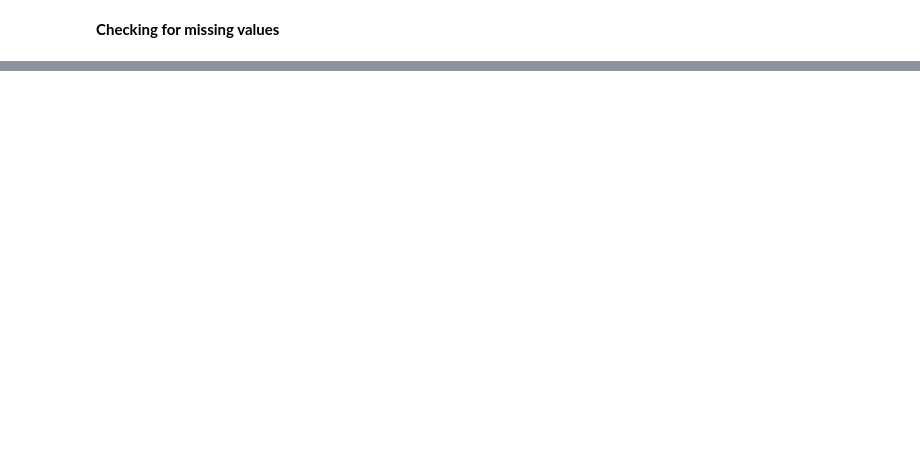
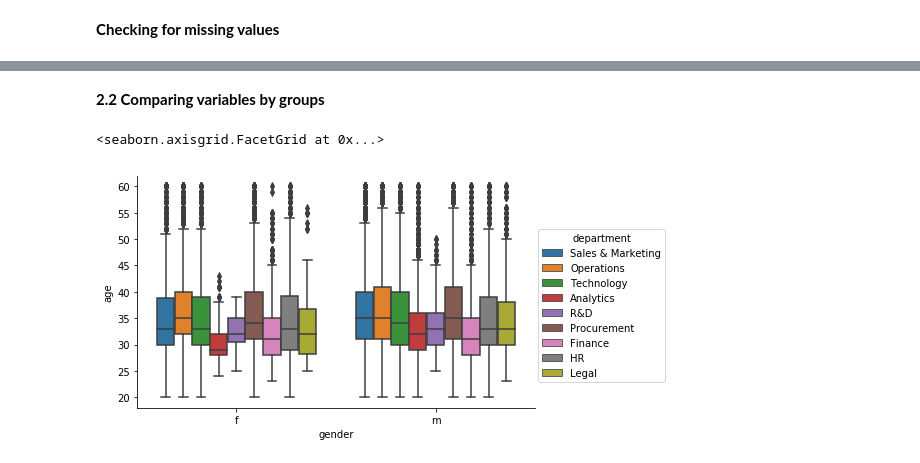
Before and after one commit to Angps1995/Employee_Promotion_Prediction, a Jupyter notebook: WNS_Analytics_Wizard _2018_Competition.ipynb, the cells around one changed output, grey strips where cells are left out. Cells and saved outputs as stored; diff of their text form; code cells hidden in the pictures; blank space fills up the shorter version.

```diff
--- a/WNS_Analytics_Wizard _2018_Competition.ipynb
+++ b/WNS_Analytics_Wizard _2018_Competition.ipynb
@@ -269,0 +238,7 @@ for i in train.columns:
+# %% [markdown]
+**2.2 Comparing variables by groups**
+# %%
+sns.factorplot(y="age",x="gender", hue="department",data=train,kind="box",size=4,aspect=8/5)
+# %% [output]
+<seaborn.axisgrid.FacetGrid at 0x...>
+[figure, added]
```
Also changed, not shown: parts of 89 cells of this notebook, 2 other files.
